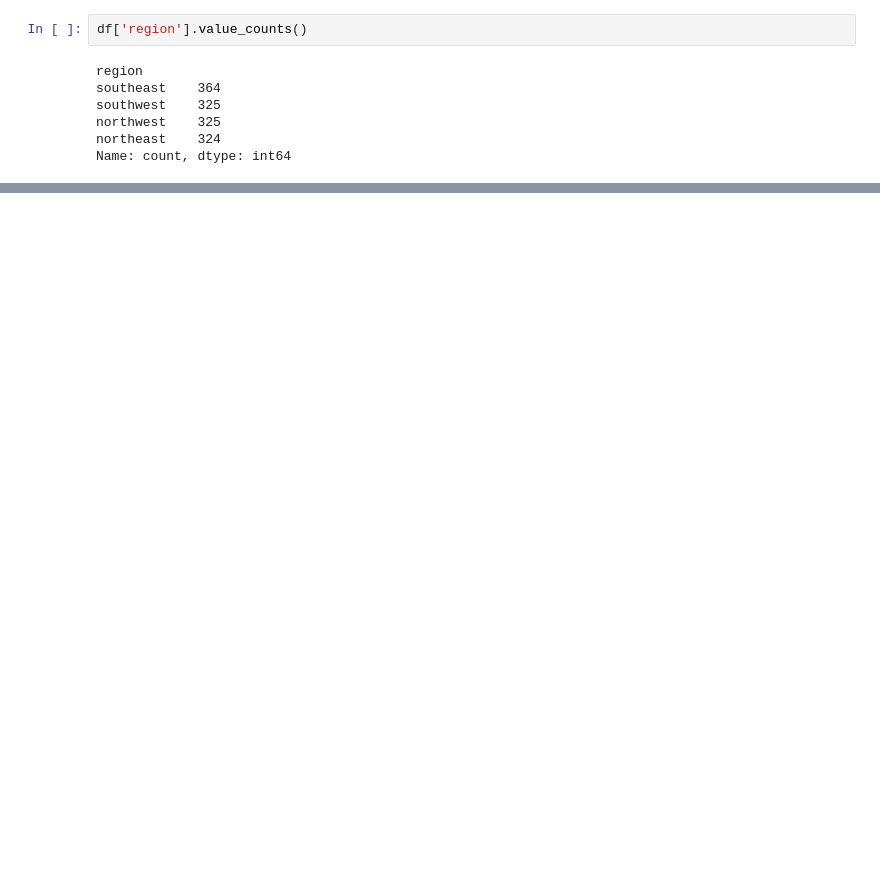
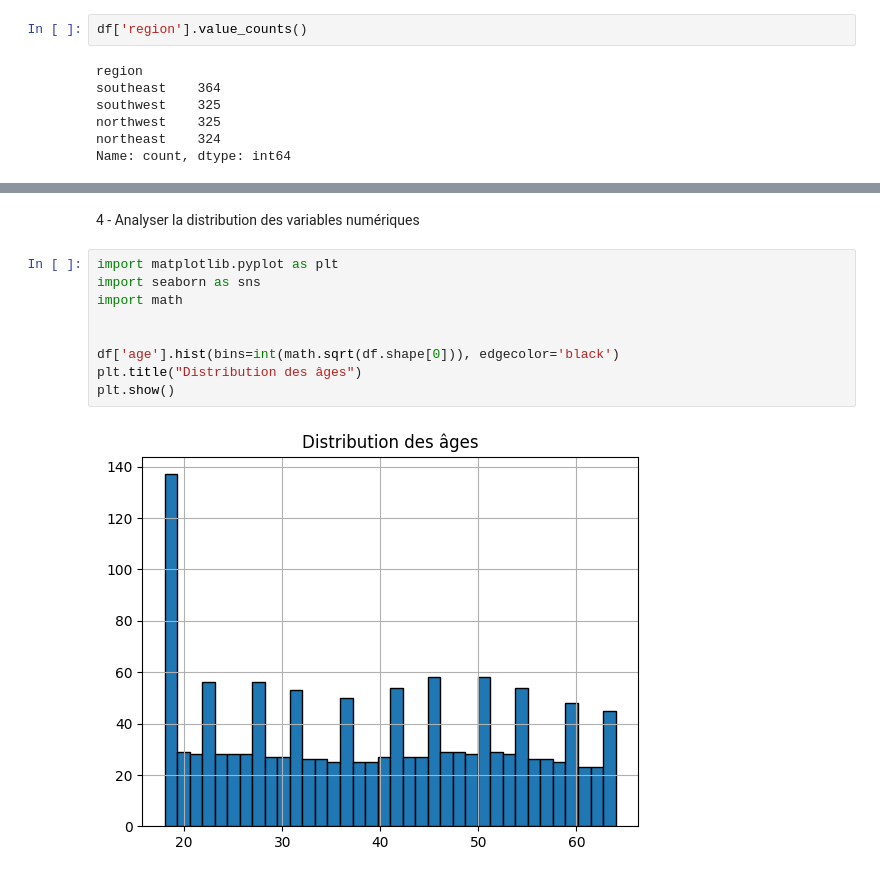
Before and after one commit to mohammedip/Pr-dicteur-de-Charges-d-Assurance-Maladie, a Jupyter notebook: notebooks/01-EDA.ipynb, the cells around one changed output, grey strips where cells are left out. Saved outputs shown, nothing was run; the diff lists cells and outputs as text; blank space fills up the shorter version.

Commit message:
Analyse exploratoire

```diff
--- a/notebooks/01-EDA.ipynb
+++ b/notebooks/01-EDA.ipynb
@@ -52,0 +104,13 @@ Name: count, dtype: int64
+# %% [markdown]
+4 - Analyser la distribution des variables numériques
+# %%
+import matplotlib.pyplot as plt
+import seaborn as sns
+import math
+
+
+df['age'].hist(bins=int(math.sqrt(df.shape[0])), edgecolor='black')
+plt.title("Distribution des âges")
+plt.show()
+# %% [output]
+[figure, added]
```
Also changed, not shown: parts of 24 cells of this notebook, 1 other file.
